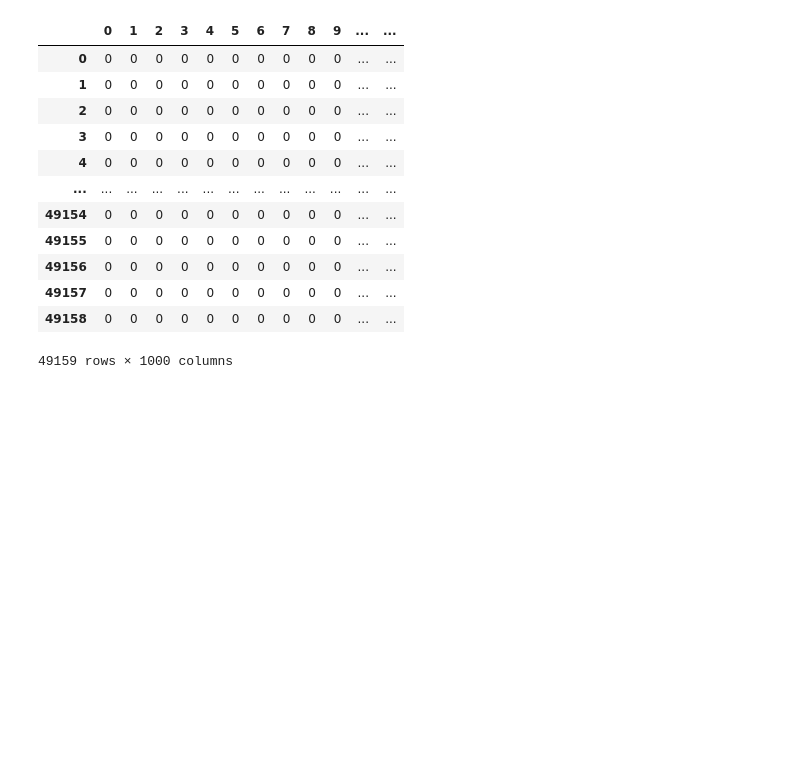
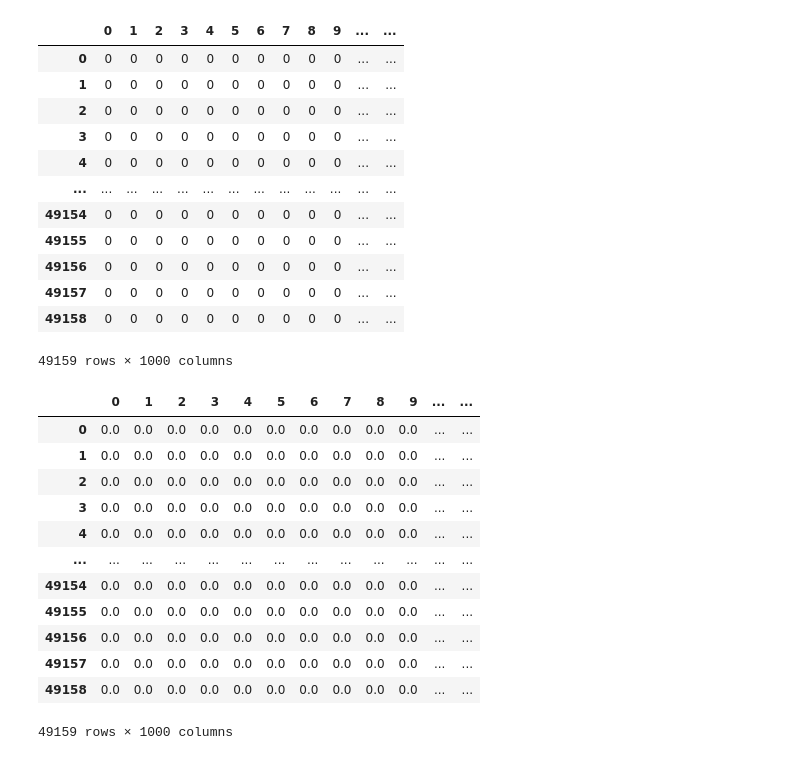
Before and after one commit to sunnylistax25/SentimentAnalysis, a Jupyter notebook: SentimentAnalysis.ipynb, the cells around one changed output. Drawn from its saved outputs; the diff is of its cells as text; code cells hidden in the pictures; blank space fills up the shorter version.

Commit message:
File Update after TfidfVectorizer

```diff
--- a/SentimentAnalysis.ipynb
+++ b/SentimentAnalysis.ipynb
@@ -429,7 +429,32 @@ df_bow
 # %%
 # Term Frequency-Inverse Document Frequency (TF-IDF).
 # TF-IDf is a statistical measure used to evaluate how important a word is to a document in a collection or corpus.
+# max_df is used for removing terms that appear too frequently
+# min_df is used for removing terms that apprear too infrequent with the specified threshold
+# max_features is the amount of maximum features to be created
 
 from sklearn.feature_extraction.text import TfidfVectorizer
 
-tfidf = TfidfVectorizer
+tfidf = TfidfVectorizer(max_df=0.90, min_df=2,
+                        max_features=1000, stop_words='english')
+
+tfidf_matrix = tfidf.fit_transform(combine['Tidy_Tweets'])
+
+# converting sparse  matrix into dense matrix
+df_tfidf = pd.DataFrame(tfidf_matrix.todense())
+
+df_tfidf
+# %% [output]
+|  | 0 | 1 | 2 | 3 | 4 | 5 | 6 | 7 | 8 | 9 | ... | ... |
+| 0 | 0.0 | 0.0 | 0.0 | 0.0 | 0.0 | 0.0 | 0.0 | 0.0 | 0.0 | 0.0 | ... | ... |
+| 1 | 0.0 | 0.0 | 0.0 | 0.0 | 0.0 | 0.0 | 0.0 | 0.0 | 0.0 | 0.0 | ... | ... |
+| 2 | 0.0 | 0.0 | 0.0 | 0.0 | 0.0 | 0.0 | 0.0 | 0.0 | 0.0 | 0.0 | ... | ... |
+| 3 | 0.0 | 0.0 | 0.0 | 0.0 | 0.0 | 0.0 | 0.0 | 0.0 | 0.0 | 0.0 | ... | ... |
+| 4 | 0.0 | 0.0 | 0.0 | 0.0 | 0.0 | 0.0 | 0.0 | 0.0 | 0.0 | 0.0 | ... | ... |
+| ... | ... | ... | ... | ... | ... | ... | ... | ... | ... | ... | ... | ... |
+| 49154 | 0.0 | 0.0 | 0.0 | 0.0 | 0.0 | 0.0 | 0.0 | 0.0 | 0.0 | 0.0 | ... | ... |
+| 49155 | 0.0 | 0.0 | 0.0 | 0.0 | 0.0 | 0.0 | 0.0 | 0.0 | 0.0 | 0.0 | ... | ... |
+| 49156 | 0.0 | 0.0 | 0.0 | 0.0 | 0.0 | 0.0 | 0.0 | 0.0 | 0.0 | 0.0 | ... | ... |
+| 49157 | 0.0 | 0.0 | 0.0 | 0.0 | 0.0 | 0.0 | 0.0 | 0.0 | 0.0 | 0.0 | ... | ... |
+| 49158 | 0.0 | 0.0 | 0.0 | 0.0 | 0.0 | 0.0 | 0.0 | 0.0 | 0.0 | 0.0 | ... | ... |
+49159 rows × 1000 columns
```
Also changed, not shown: parts of 2 cells of this notebook.
